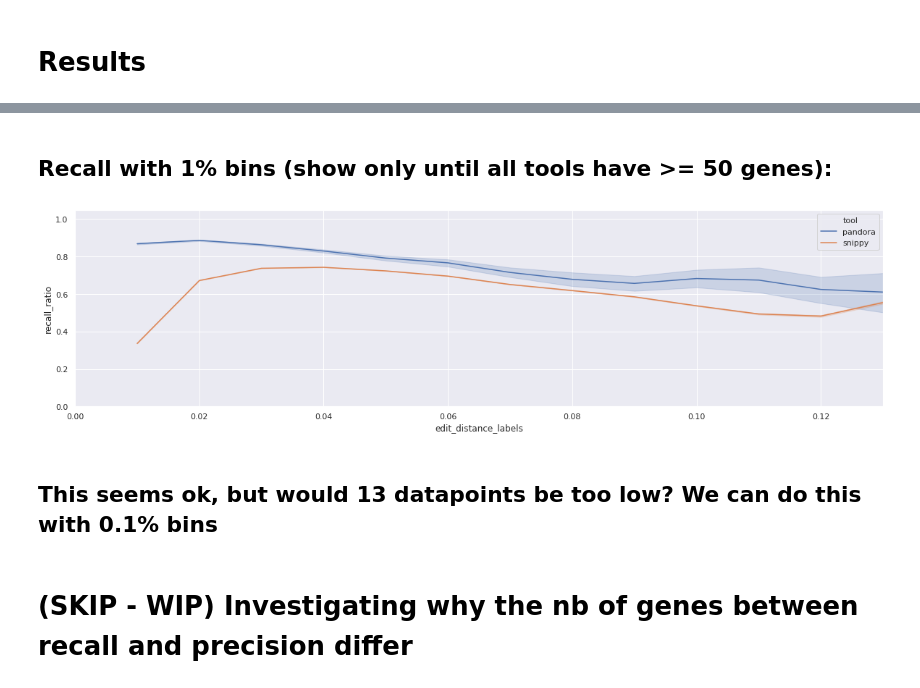
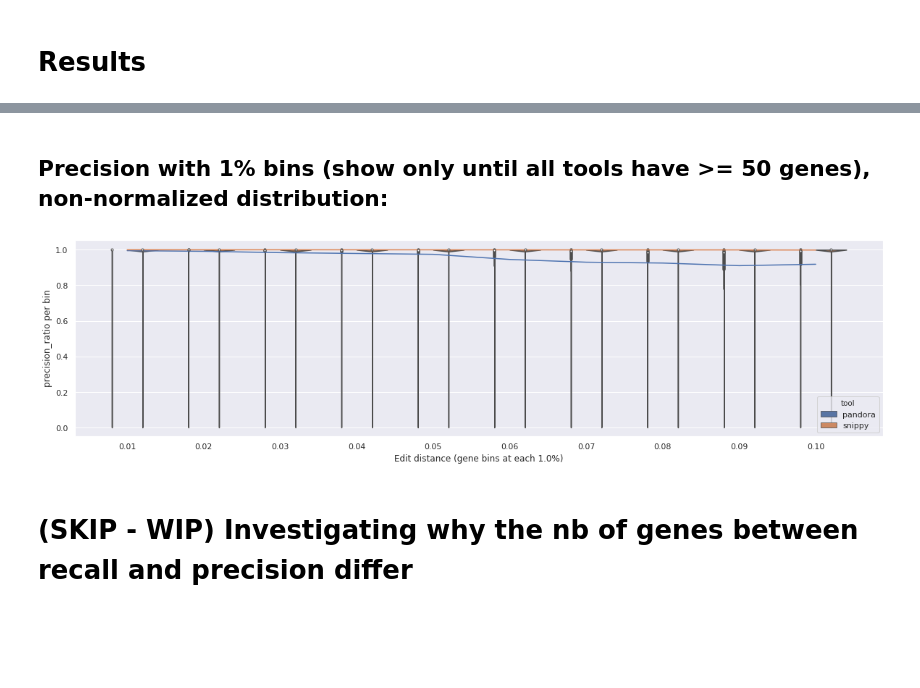
Before and after one commit to leoisl/pandora_gene_distance, a Jupyter notebook: notebooks/eda.ipynb, the cells around one changed output, grey strips where cells are left out. Drawn from its saved outputs; the diff is of its cells as text; code cells hidden in the pictures; blank space fills up the shorter version.

```diff
--- a/notebooks/eda.ipynb
+++ b/notebooks/eda.ipynb
@@ -285,20 +285,18 @@ display(count_df_recall_with_step_001)
 # %% [markdown]
-## Recall with 1% bins (show only until all tools have >= 50 genes):
+## Precision with 1% bins (show only until all tools have >= 50 genes), non-normalized distribution:
 # %%
-edit_distance_threshold_for_recall_where_all_tools_have_at_least_50_genes = \
+edit_distance_threshold_for_precision_where_all_tools_have_at_least_50_genes = \
     get_edit_distance_threshold_where_all_tools_have_at_least_the_min_nb_of_genes(
-        count_df_recall_with_step_001,
+        count_df_precision_with_step_001,
         min_nb_of_genes = 50,
         nb_of_tools = 2)
 
-plot_lineplot_mean_recall_in_genes_in_several_bins(
-    df_recall_with_step_001.query("edit_distance_labels <= @edit_distance_threshold_for_recall_where_all_tools_have_at_least_50_genes"),
-                                     xlim = edit_distance_threshold_for_recall_where_all_tools_have_at_least_50_genes,
-                                     step=0.01, display_plot=True)
+plot_violin_and_line_precision_in_genes_in_several_bins(
+    df_precision_with_step_001, step=0.01, scale="count",
+    edit_distance_threshold = edit_distance_threshold_for_precision_where_all_tools_have_at_least_50_genes,
+    display_plot=True)
 # %% [output]
-[figure, old version]
+[figure, new version]
-# %% [markdown]
-## This seems ok, but would 13 datapoints be too low? We can do this with 0.1% bins
 # %% [markdown]
 
 
```
Also changed, not shown: parts of 29 cells of this notebook.
